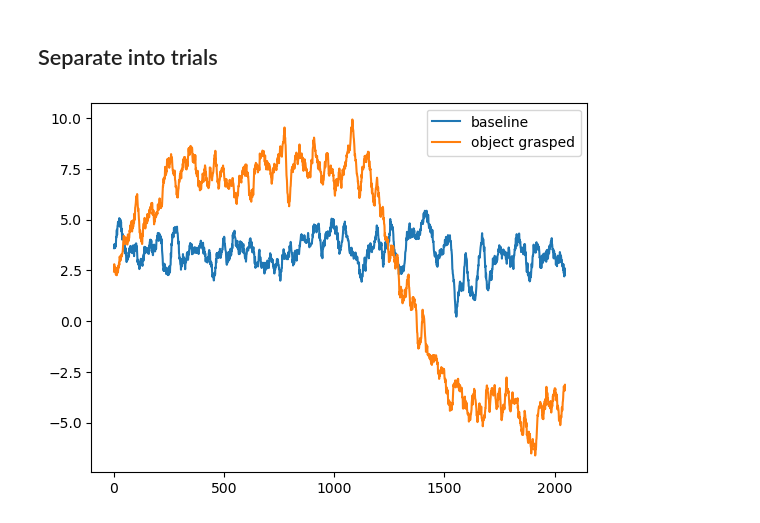
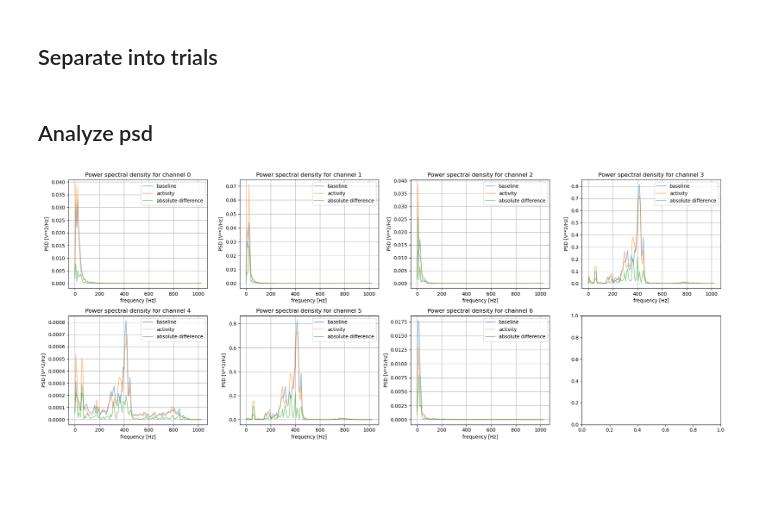
Before and after one commit to CS-433/ml-project-2-ml4science_tne, a Jupyter notebook: Code/Responsiveness.ipynb, the cells around one changed output. Saved outputs shown, nothing was run; the diff lists cells and outputs as text; code cells hidden in the pictures; blank space fills up the shorter version.

Commit message:
Analyze psd for baseline and activity.

```diff
--- a/Code/Responsiveness.ipynb
+++ b/Code/Responsiveness.ipynb
@@ -95,9 +72,9 @@ def get_mean_baseline_and_activity (session_data, channel_id, fps=2048):
-# %%
-mean_baseline, mean_activity = get_mean_baseline_and_activity(session,2)
-
-plt.plot(mean_baseline)
-plt.plot(mean_activity)
-plt.legend(['baseline','object grasped'])
-plt.show()
-# %% [output]
-[figure, removed]
+# %% [markdown]
+## Analyze psd
+# %%
+num_channels = len(session['channel_labels'])
+fps = 2048
+
+baseline_psd, activity_psd, diff_psd, corr, cohe, ttests, ftests = analyze_differences_between_baseline_and_activity(session, 7, True)
+# %% [output]
+[figure, added]
```
Also changed, not shown: parts of 1 cell of this notebook, 2 other files.
